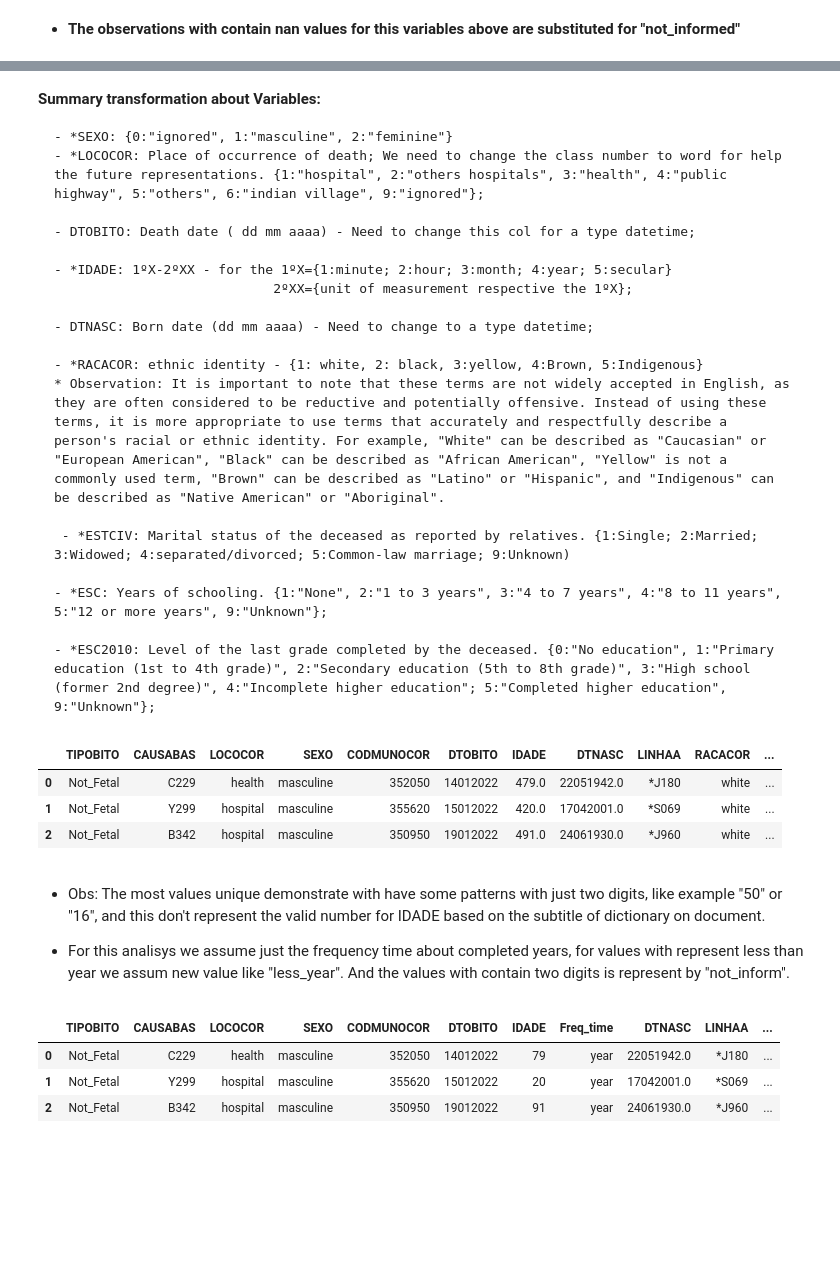
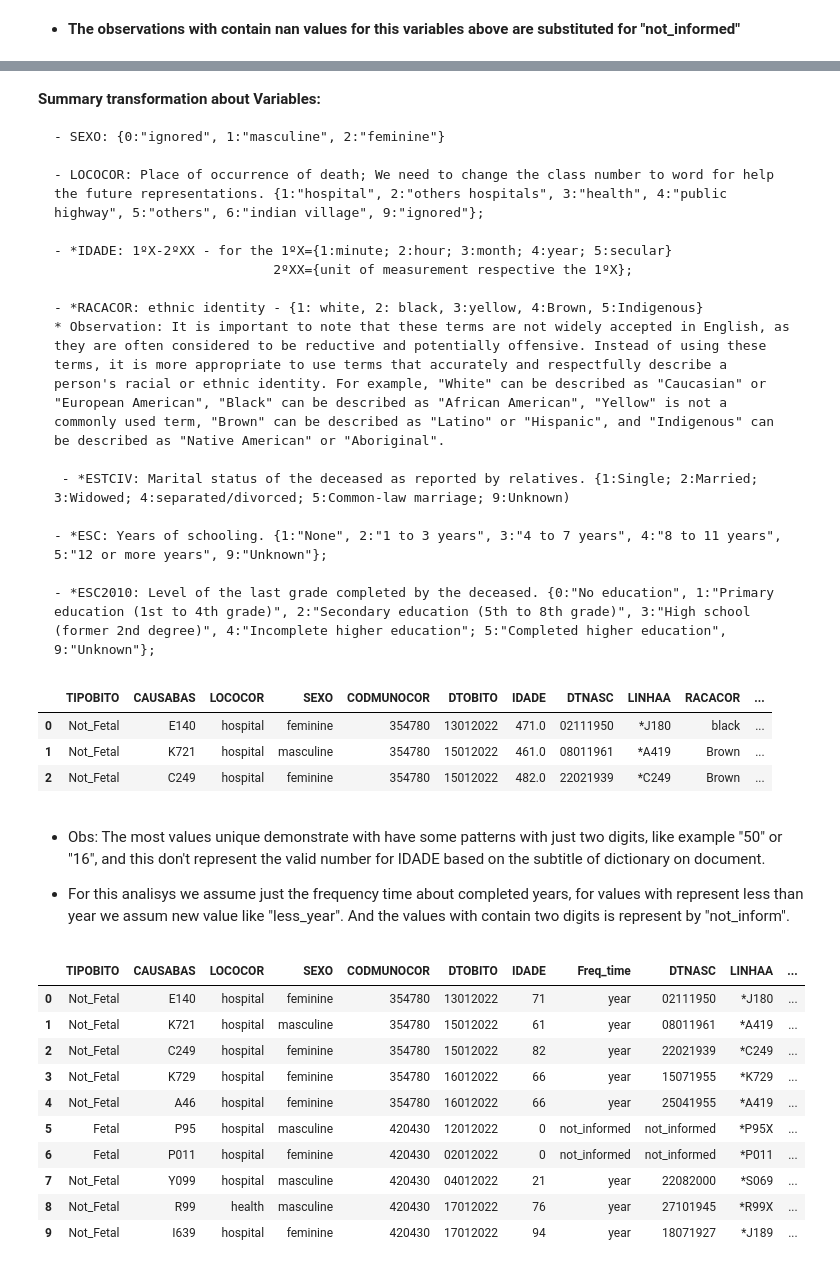
Before and after one commit to cerrados/sim-eda, a Jupyter notebook: EDA.ipynb, the cells around one changed output, grey strips where cells are left out. Drawn from its saved outputs; the diff is of its cells as text; code cells hidden in the pictures; blank space fills up the shorter version.

```diff
--- a/EDA.ipynb
+++ b/EDA.ipynb
@@ -30,3 +33,6 @@ data = pd.read_parquet('data/DO22OPEN.parquet', engine='pyarrow')
+# %%
+# Load the dataset
+data = pd.read_csv('data/DO22OPEN.csv',sep=';', dtype={"DTOBITO":"object", "DTNASC": "object"})
 # %%
 data.head()
 # %% [output]
@@ -221,15 +227,12 @@ df2.head(3)
 
 **Summary transformation about Variables:**
 
-    - *SEXO: {0:"ignored", 1:"masculine", 2:"feminine"}
-    - *LOCOCOR: Place of occurrence of death; We need to change the class number to word for help the future representations. {1:"hospital", 2:"others hospitals", 3:"health", 4:"public highway", 5:"others", 6:"indian village", 9:"ignored"};
+    - SEXO: {0:"ignored", 1:"masculine", 2:"feminine"}
 
-    - DTOBITO: Death date ( dd mm aaaa) - Need to change this col for a type datetime;
+    - LOCOCOR: Place of occurrence of death; We need to change the class number to word for help the future representations. {1:"hospital", 2:"others hospitals", 3:"health", 4:"public highway", 5:"others", 6:"indian village", 9:"ignored"};
 
     - *IDADE: 1ºX-2ºXX - for the 1ºX={1:minute; 2:hour; 3:month; 4:year; 5:secular}
                                 2ºXX={unit of measurement respective the 1ºX};
-
-    - DTNASC: Born date (dd mm aaaa) - Need to change to a type datetime;
 
     - *RACACOR: ethnic identity - {1: white, 2: black, 3:yellow, 4:Brown, 5:Indigenous}
     * Observation: It is important to note that these terms are not widely accepted in English, as they are often considered to be reductive and potentially offensive. Instead of using these terms, it is more appropriate to use terms that accurately and respectfully describe a person's racial or ethnic identity. For example, "White" can be described as "Caucasian" or "European American", "Black" can be described as "African American", "Yellow" is not a commonly used term, "Brown" can be described as "Latino" or "Hispanic", and "Indigenous" can be described as "Native American" or "Aboriginal".
@@ -267,9 +270,9 @@ for column, dic_name in columns_to_update.items():
 df2.head(3)
 # %% [output]
 |  | TIPOBITO | CAUSABAS | LOCOCOR | SEXO | CODMUNOCOR | DTOBITO | IDADE | DTNASC | LINHAA | RACACOR | ... |
-| 0 | Not_Fetal | C229 | health | masculine | 352050 | 14012022 | 479.0 | 22051942.0 | *J180 | white | ... |
-| 1 | Not_Fetal | Y299 | hospital | masculine | 355620 | 15012022 | 420.0 | 17042001.0 | *S069 | white | ... |
-| 2 | Not_Fetal | B342 | hospital | masculine | 350950 | 19012022 | 491.0 | 24061930.0 | *J960 | white | ... |
+| 0 | Not_Fetal | E140 | hospital | feminine | 354780 | 13012022 | 471.0 | 02111950 | *J180 | black | ... |
+| 1 | Not_Fetal | K721 | hospital | masculine | 354780 | 15012022 | 461.0 | 08011961 | *A419 | Brown | ... |
+| 2 | Not_Fetal | C249 | hospital | feminine | 354780 | 15012022 | 482.0 | 22021939 | *C249 | Brown | ... |
 # %% [markdown]
 * Obs: The most values unique demonstrate with have some patterns with just two digits, like example "50" or "16", and this don't represent the valid number for IDADE based on the subtitle of dictionary on document.
 
@@ -302,9 +305,16 @@ def modify_age(cod):
 
 df2.IDADE = df2.IDADE.apply(lambda x: modify_age(x))
 # %%
-df2.head(3)
+df2.head(10)
 # %% [output]
 |  | TIPOBITO | CAUSABAS | LOCOCOR | SEXO | CODMUNOCOR | DTOBITO | IDADE | Freq_time | DTNASC | LINHAA | ... |
-| 0 | Not_Fetal | C229 | health | masculine | 352050 | 14012022 | 79 | year | 22051942.0 | *J180 | ... |
-| 1 | Not_Fetal | Y299 | hospital | masculine | 355620 | 15012022 | 20 | year | 17042001.0 | *S069 | ... |
-| 2 | Not_Fetal | B342 | hospital | masculine | 350950 | 19012022 | 91 | year | 24061930.0 | *J960 | ... |
+| 0 | Not_Fetal | E140 | hospital | feminine | 354780 | 13012022 | 71 | year | 02111950 | *J180 | ... |
+| 1 | Not_Fetal | K721 | hospital | masculine | 354780 | 15012022 | 61 | year | 08011961 | *A419 | ... |
+| 2 | Not_Fetal | C249 | hospital | feminine | 354780 | 15012022 | 82 | year | 22021939 | *C249 | ... |
+| 3 | Not_Fetal | K729 | hospital | feminine | 354780 | 16012022 | 66 | year | 15071955 | *K729 | ... |
+| 4 | Not_Fetal | A46 | hospital | feminine | 354780 | 16012022 | 66 | year | 25041955 | *A419 | ... |
+| 5 | Fetal | P95 | hospital | masculine | 420430 | 12012022 | 0 | not_informed | not_informed | *P95X | ... |
+| 6 | Fetal | P011 | hospital | feminine | 420430 | 02012022 | 0 | not_informed | not_informed | *P011 | ... |
+| 7 | Not_Fetal | Y099 | hospital | masculine | 420430 | 04012022 | 21 | year | 22082000 | *S069 | ... |
+| 8 | Not_Fetal | R99 | health | masculine | 420430 | 17012022 | 76 | year | 27101945 | *R99X | ... |
+| 9 | Not_Fetal | I639 | hospital | feminine | 420430 | 17012022 | 94 | year | 18071927 | *J189 | ... |
```
Also changed, not shown: parts of 29 cells of this notebook, 2 other files.
